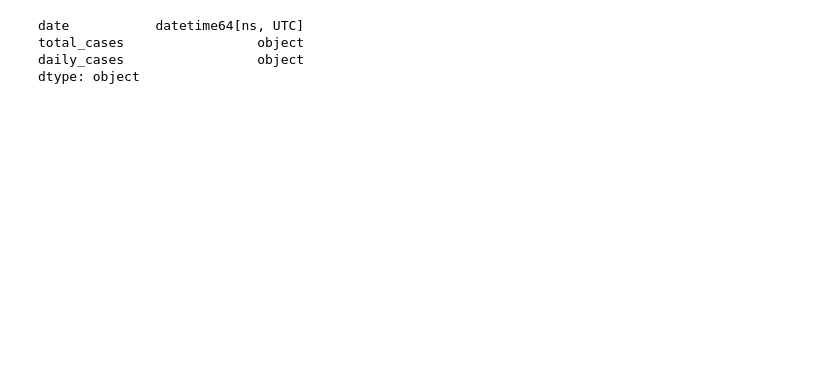
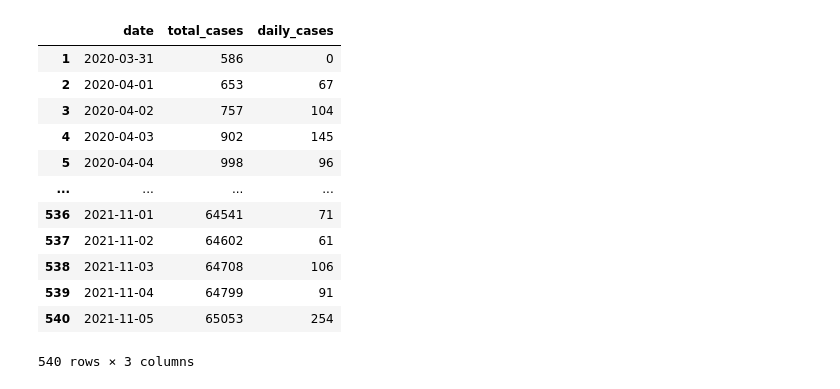
Before and after one commit to joannechoi/DC-Crime-Analysis, a Jupyter notebook: Combine_Datasets/Merging Crime data and Covid data.ipynb, the cells around one changed output. Cells and saved outputs as stored; diff of their text form; code cells hidden in the pictures; blank space fills up the shorter version.

```diff
--- a/Combine_Datasets/Merging Crime data and Covid data.ipynb
+++ b/Combine_Datasets/Merging Crime data and Covid data.ipynb
@@ -50,31 +87,41 @@ dtype: object
 # %%
 #covid case data
 df_covid_ward = df_covid_ward.transpose()
 df_covid_ward.reset_index(drop = True, inplace= True)
 df_covid_ward.columns=('date', 'ward_1', 'ward_2', 'ward_3', 'ward_4', 'ward_5', 'ward_6'
                       , 'ward_7', 'ward_8', 'unknown')
 df_covid_ward = df_covid_ward.iloc[1: , :]
-df_covid_ward['date'] = pd.to_datetime(df_covid_ward['date'], utc=True)
+df_covid_ward['date'] = pd.to_datetime(df_covid_ward['date'])
 df_covid_ward['total_cases'] = (df_covid_ward['ward_1'] + df_covid_ward['ward_2'] + df_covid_ward['ward_3'] + df_covid_ward['ward_4'] + df_covid_ward['ward_5'] + df_covid_ward['ward_6'] +df_covid_ward['ward_7'] + df_covid_ward['ward_8'] +df_covid_ward['unknown'])
 df_covid_ward['daily_cases'] = df_covid_ward['total_cases'].diff(1)
 
 del df_covid_ward['ward_1']
 del df_covid_ward['ward_2']
 del df_covid_ward['ward_3']
 del df_covid_ward['ward_4']
 del df_covid_ward['ward_5']
 del df_covid_ward['ward_6']
 del df_covid_ward['ward_7']
 del df_covid_ward['ward_8']
 del df_covid_ward['unknown']
 
+df_covid_ward.fillna(0, inplace=True)
 
-df_covid_ward.dtypes
+df_covid_ward
 # %% [output]
+|  | date | total_cases | daily_cases |
+| 1 | 2020-03-31 | 586 | 0 |
+| 2 | 2020-04-01 | 653 | 67 |
+| 3 | 2020-04-02 | 757 | 104 |
+| 4 | 2020-04-03 | 902 | 145 |
+| 5 | 2020-04-04 | 998 | 96 |
+| ... | ... | ... | ... |
+| 536 | 2021-11-01 | 64541 | 71 |
+| 537 | 2021-11-02 | 64602 | 61 |
+| 538 | 2021-11-03 | 64708 | 106 |
+| 539 | 2021-11-04 | 64799 | 91 |
+| 540 | 2021-11-05 | 65053 | 254 |
-date           datetime64[ns, UTC]
-total_cases                 object
-daily_cases                 object
-dtype: object
+540 rows × 3 columns
 # %%
 #death data
 df_covid_death = df_covid_death.transpose()
```
Also changed, not shown: parts of 16 cells of this notebook.
